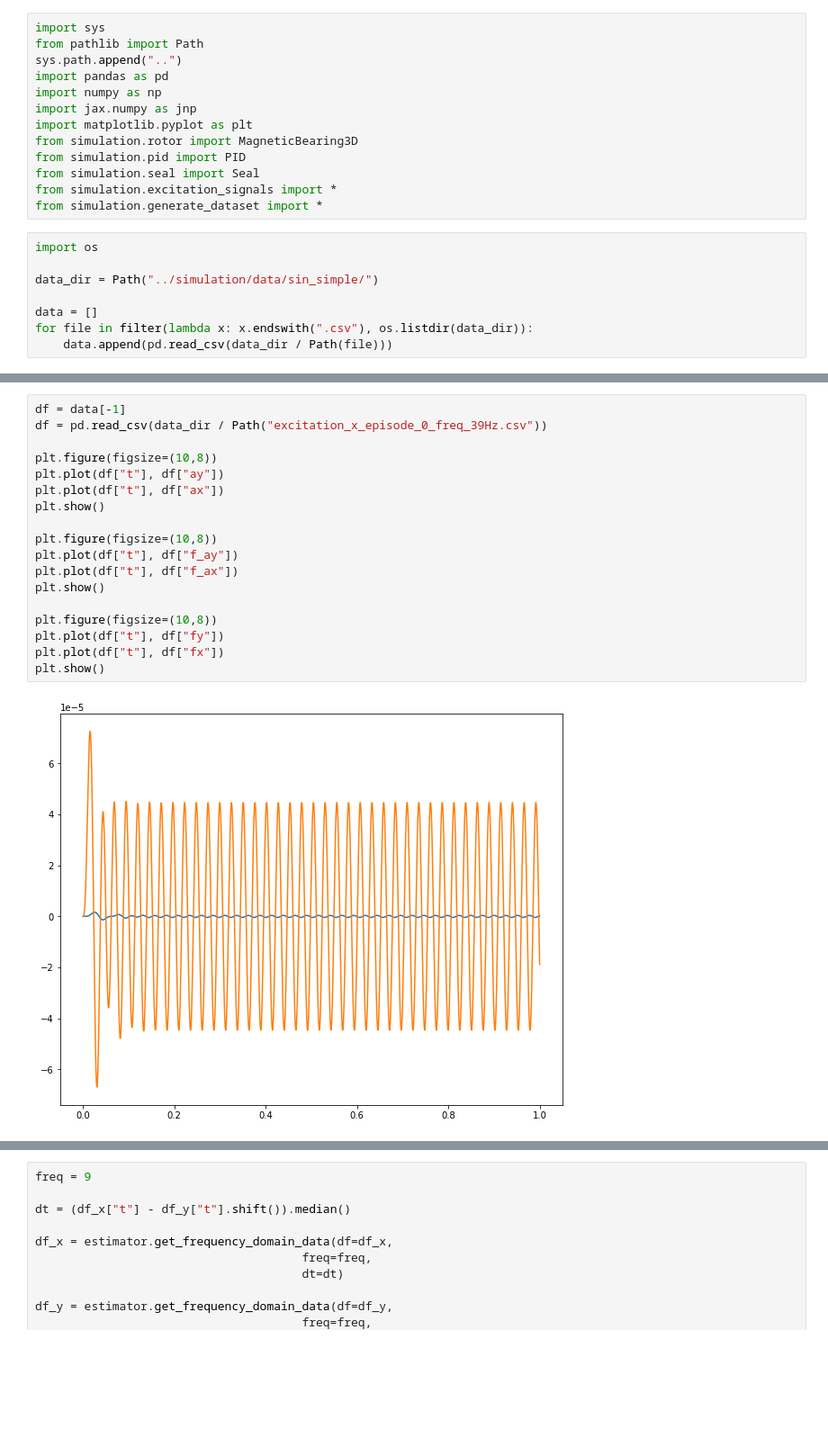
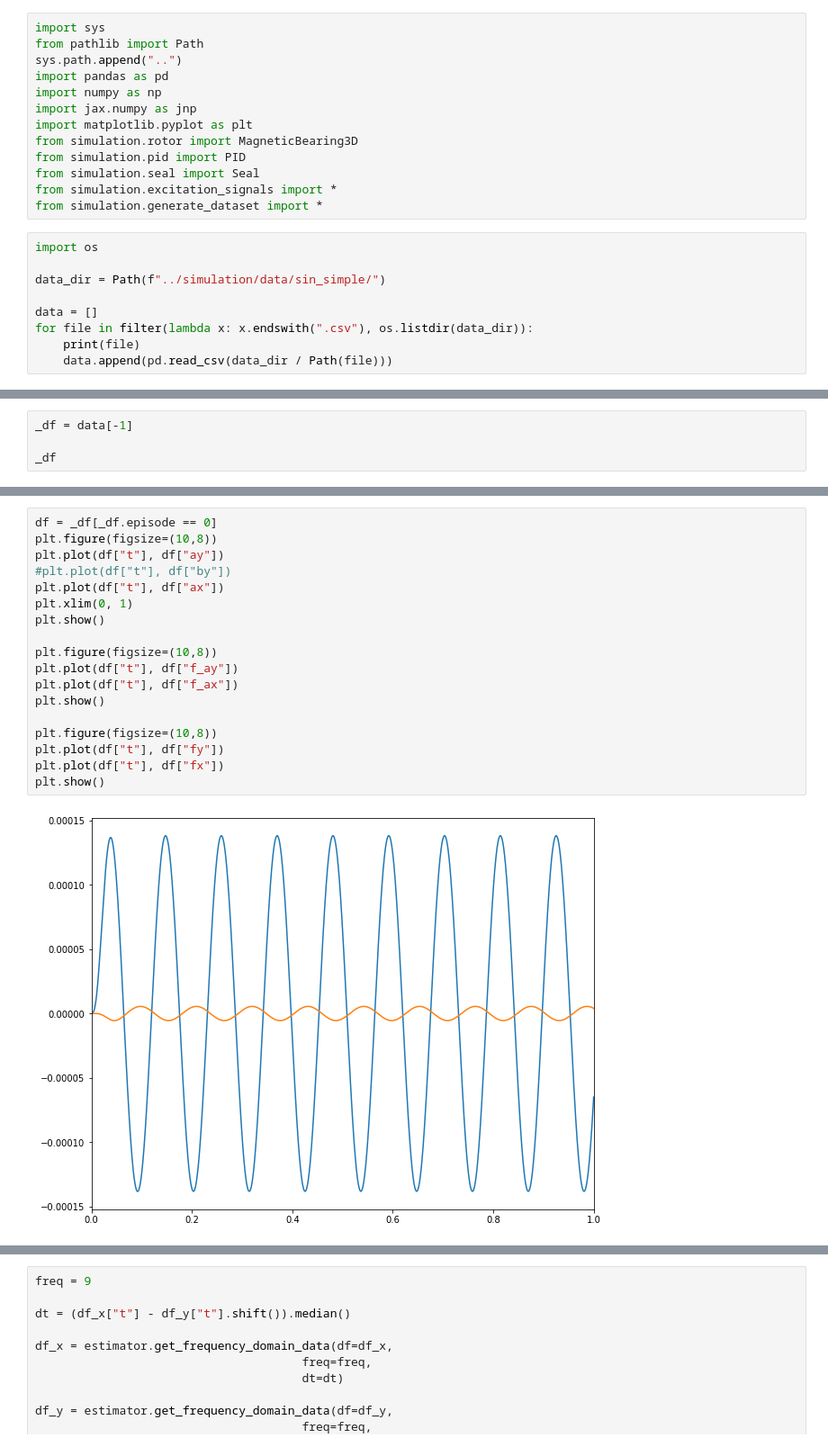
Before and after one commit to felipeangelimvieira/seal_parameter_identification, a Jupyter notebook: draft-notebooks/simulation-2.0.ipynb, the cells around one changed output, grey strips where cells are left out. Shown at 90% size. Cells and saved outputs as stored; diff of their text form; blank space fills up the shorter version.

```diff
--- a/draft-notebooks/simulation-2.0.ipynb
+++ b/draft-notebooks/simulation-2.0.ipynb
@@ -14,8 +14,9 @@ from simulation.generate_dataset import *
 # %%
 import os
 
-data_dir = Path("../simulation/data/sin_simple/")
+data_dir = Path(f"../simulation/data/sin_simple/")
 
 data = []
 for file in filter(lambda x: x.endswith(".csv"), os.listdir(data_dir)):
+    print(file)
     data.append(pd.read_csv(data_dir / Path(file)))
@@ -21,0 +31,4 @@ for file in filter(lambda x: x.endswith(".csv"), os.listdir(data_dir)):
+# %%
+_df = data[-1]
+
+_df
@@ -22,20 +49,20 @@ for file in filter(lambda x: x.endswith(".csv"), os.listdir(data_dir)):
 # %%
-df = data[-1]
-df = pd.read_csv(data_dir / Path("excitation_x_episode_0_freq_39Hz.csv"))
-
+df = _df[_df.episode == 0]
 plt.figure(figsize=(10,8))
 plt.plot(df["t"], df["ay"])
+#plt.plot(df["t"], df["by"])
 plt.plot(df["t"], df["ax"])
+plt.xlim(0, 1)
 plt.show()
 
 plt.figure(figsize=(10,8))
 plt.plot(df["t"], df["f_ay"])
 plt.plot(df["t"], df["f_ax"])
 plt.show()
 
 plt.figure(figsize=(10,8))
 plt.plot(df["t"], df["fy"])
 plt.plot(df["t"], df["fx"])
 plt.show()
 # %% [output]
-[figure, old version]
+[figure, new version]
```
Also changed, not shown: parts of 11 cells of this notebook, 7 other files.
